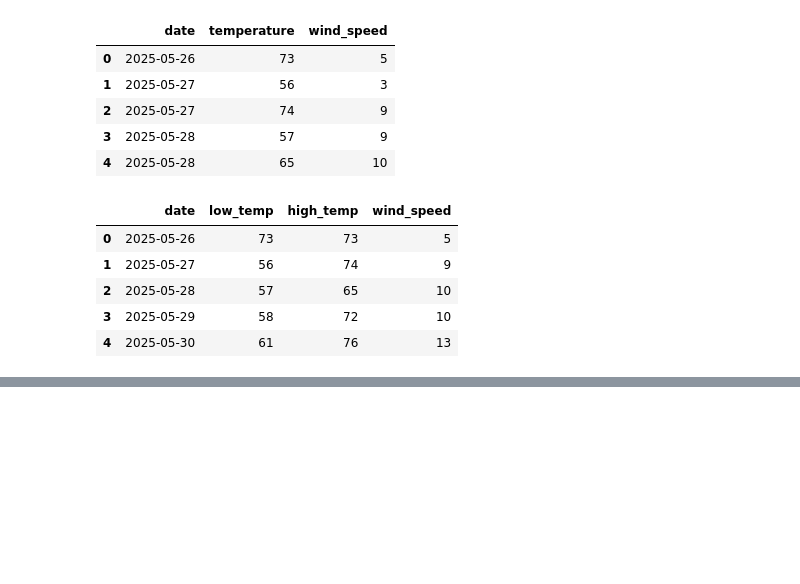
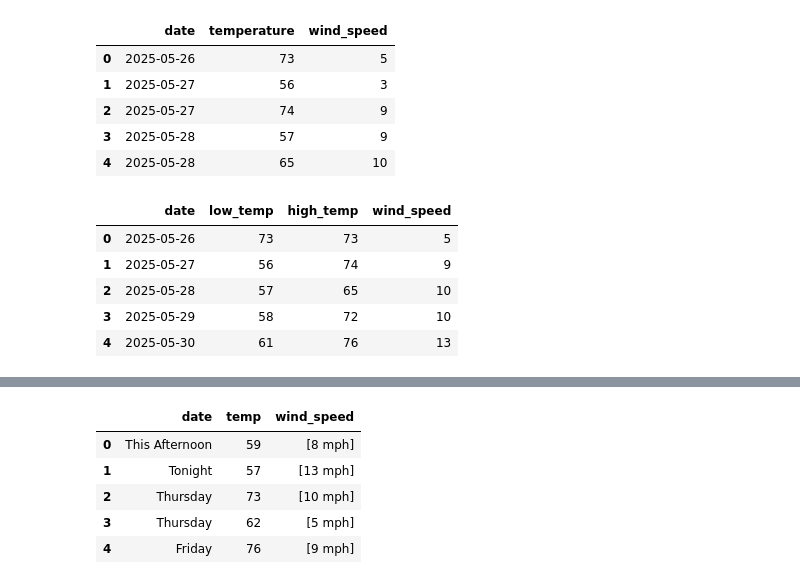
Before and after one commit to oliveiraphm/effective-data-analysis, a Jupyter notebook: src/ch10.ipynb, the cells around one changed output, grey strips where cells are left out. Saved outputs shown, nothing was run; the diff lists cells and outputs as text; code cells hidden in the pictures; blank space fills up the shorter version.

```diff
--- a/src/ch10.ipynb
+++ b/src/ch10.ipynb
@@ -76,0 +204,12 @@ daily_forecast.head()
+# %%
+forecast_data["wind_speed"] = [
+    re.findall(r"\d+ mph", w) for w in forecast_data["wind_speed"]
+]
+forecast_data.head()
+# %% [output]
+|  | date | temp | wind_speed |
+| 0 | This Afternoon | 59 | [8 mph] |
+| 1 | Tonight | 57 | [13 mph] |
+| 2 | Thursday | 73 | [10 mph] |
+| 3 | Thursday | 62 | [5 mph] |
+| 4 | Friday | 76 | [9 mph] |
```
Also changed, not shown: parts of 12 cells of this notebook, 1 other file.
